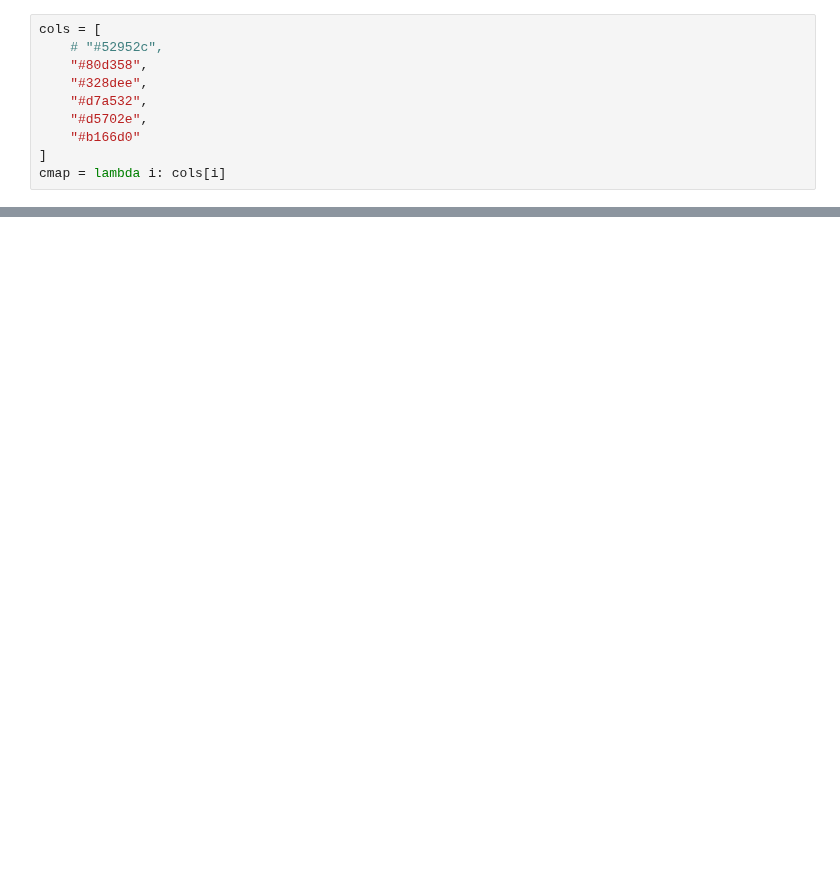
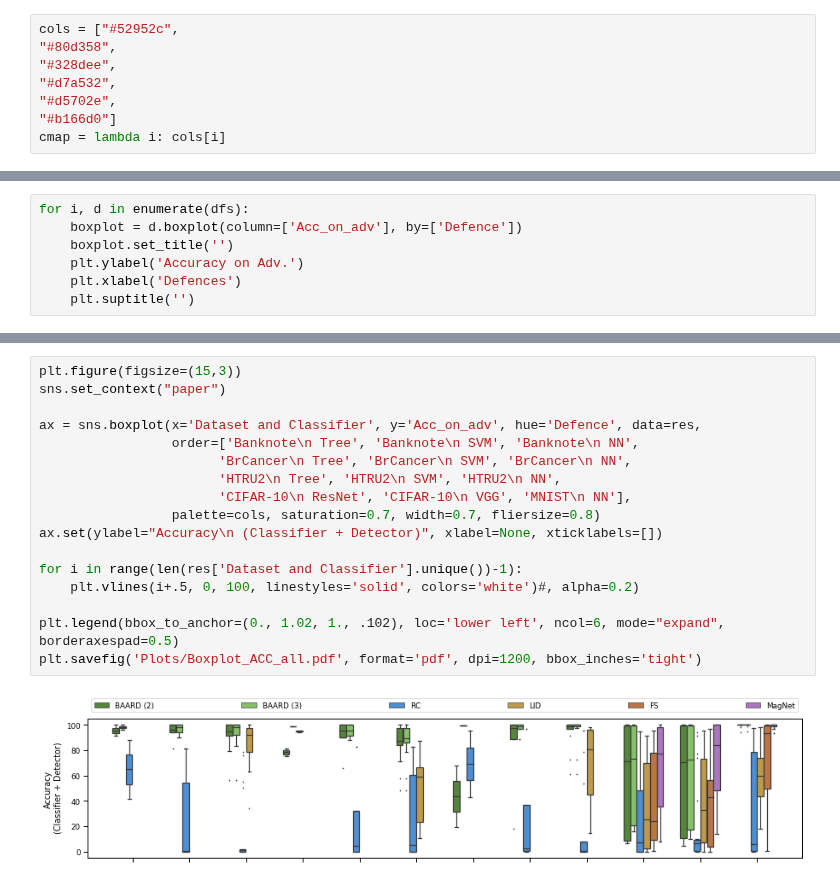
Before and after one commit to changx03/baard_exp2, a Jupyter notebook: charts/boxplots.ipynb, the cells around one changed output, grey strips where cells are left out. Cells and saved outputs as stored; diff of their text form; blank space fills up the shorter version.

```diff
--- a/charts/boxplots.ipynb
+++ b/charts/boxplots.ipynb
@@ -11,12 +9,10 @@ import matplotlib.pyplot as plt
 import seaborn as sns
 from matplotlib import gridspec
 # %%
-cols = [
-    # "#52952c",
-    "#80d358",
-    "#328dee",
-    "#d7a532",
-    "#d5702e",
-    "#b166d0"
-]
+cols = ["#52952c",
+"#80d358",
+"#328dee",
+"#d7a532",
+"#d5702e",
+"#b166d0"]
 cmap = lambda i: cols[i]
@@ -29,0 +94,7 @@ s1 = sns.pointplot(x='adv_param', y='acc_on_adv', hue='defence', data=data, ci='
+# %%
+for i, d in enumerate(dfs):
+    boxplot = d.boxplot(column=['Acc_on_adv'], by=['Defence'])
+    boxplot.set_title('')
+    plt.ylabel('Accuracy on Adv.')
+    plt.xlabel('Defences')
+    plt.suptitle('')
@@ -29,0 +114,19 @@ s1 = sns.pointplot(x='adv_param', y='acc_on_adv', hue='defence', data=data, ci='
+# %%
+plt.figure(figsize=(15,3))
+sns.set_context("paper")
+
+ax = sns.boxplot(x='Dataset and Classifier', y='Acc_on_adv', hue='Defence', data=res,
+                 order=['Banknote\n Tree', 'Banknote\n SVM', 'Banknote\n NN',
+                       'BrCancer\n Tree', 'BrCancer\n SVM', 'BrCancer\n NN',
+                       'HTRU2\n Tree', 'HTRU2\n SVM', 'HTRU2\n NN',
+                       'CIFAR-10\n ResNet', 'CIFAR-10\n VGG', 'MNIST\n NN'],
+                 palette=cols, saturation=0.7, width=0.7, fliersize=0.8)
+ax.set(ylabel="Accuracy\n (Classifier + Detector)", xlabel=None, xticklabels=[])
+
+for i in range(len(res['Dataset and Classifier'].unique())-1):
+    plt.vlines(i+.5, 0, 100, linestyles='solid', colors='white')#, alpha=0.2)
+
+plt.legend(bbox_to_anchor=(0., 1.02, 1., .102), loc='lower left', ncol=6, mode="expand", borderaxespad=0.5)
+plt.savefig('Plots/Boxplot_ACC_all.pdf', format='pdf', dpi=1200, bbox_inches='tight')
+# %% [output]
+[figure, added]
```
Also changed, not shown: parts of 21 cells of this notebook, 1 other file.
